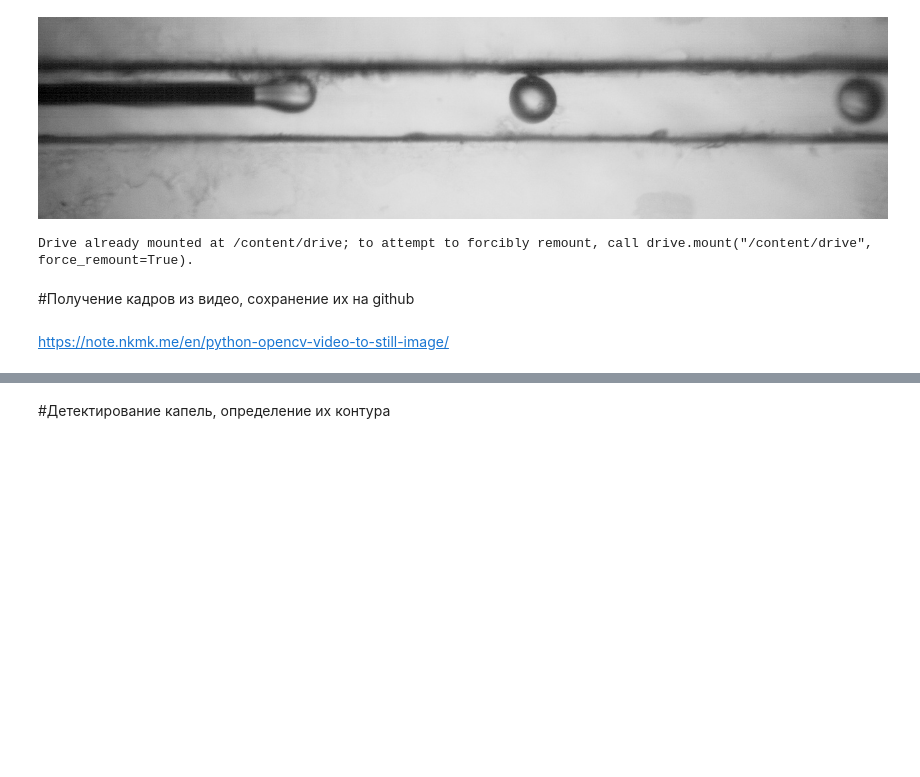
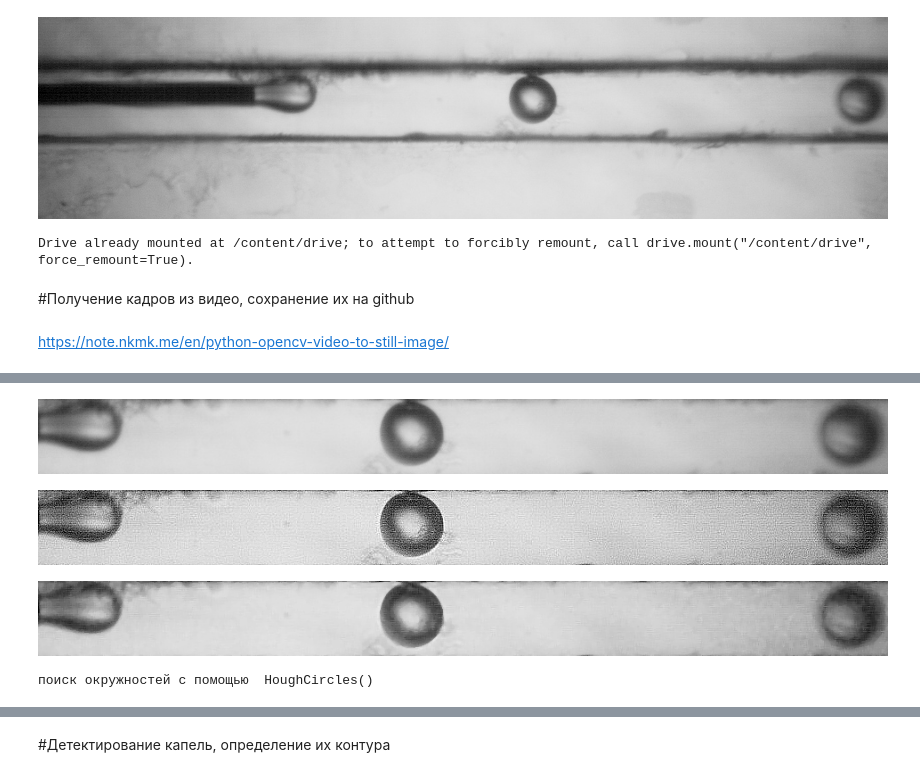
Before and after one commit to odheL42/NSU-senior-project, a Jupyter notebook: data_preprocessing.ipynb, the cells around one changed output, grey strips where cells are left out. Cells and saved outputs as stored; diff of their text form; code cells hidden in the pictures; blank space fills up the shorter version.

Commit message:
Найдены способы обработать фотографию, есть нахождение базовых окружностей. Если доработать нахождение баз. окружностей, можно сразу же сохранять их параметры.

```diff
--- a/data_preprocessing.ipynb
+++ b/data_preprocessing.ipynb
@@ -103,0 +109,80 @@ cv2_imshow(res1)
+# %%
+import cv2
+
+img = cv2.imread('/content/drive/MyDrive/dataset_nsu_senProj/result/sample_video_img_0000.jpg', 0)
+img = img[86:170, 325:]
+cv2_imshow(img)
+
+#увеличение резкости изображения
+kernel1 = np.array([[-1,0,1], [-2,0,2], [-1,0,1]])
+kernel = np.array([[-1,-1,-1], [-1,9,-1], [-1,-1,-1]])
+img = cv2.filter2D(img, -1, kernel)
+cv2_imshow(img)
+median_image = img
+
+# CLAHE (Contrast Limited Adaptive Histogram Equalization)
+'''clahe = cv2.createCLAHE(clipLimit=3., tileGridSize=(8,8))
+
+lab = cv2.cvtColor(img, cv2.COLOR_BGR2LAB)  # convert from BGR to LAB color space
+l, a, b = cv2.split(lab)  # split on 3 different channels
+
+l2 = clahe.apply(l)  # apply CLAHE to the L-channel
+
+lab = cv2.merge((l2,a,b))  # merge channels
+img2 = cv2.cvtColor(lab, cv2.COLOR_LAB2BGR)  # convert from LAB to BGR
+cv2_imshow(img2)'''
+
+
+#медианный фильтр
+median_image  = cv2.medianBlur(img,5)
+cv2_imshow(median_image)
+
+#черный и белый
+#ret, median_image = cv2.threshold(median_image, 111, 255, 0)
+#cv2_imshow(median_image)
+
+
+#поищем окружности
+print("поиск окружностей с помощью  HoughCircles()")
+rows = median_image.shape[0]
+circles = cv2.HoughCircles(median_image, cv2.HOUGH_GRADIENT, 1, rows / 8,
+                            param1=100, param2=30,
+                            minRadius=1, maxRadius=30)
+
+
+if circles is not None:
+    circles = np.uint16(np.around(circles))
+    for i in circles[0, :]:
+        center = (i[0], i[1])
+        # circle center
+        cv2.circle(median_image, center, 1, (0, 100, 100), 3)
+        # circle outline
+        radius = i[2]
+        cv2.circle(median_image, center, radius, (255, 0, 255), 3)
+
+
+cv2_imshow(median_image)
+
+#поищем контур
+img_grey = median_image
+#зададим порог
+thresh = 200
+
+#получим картинку, обрезанную порогом
+ret,thresh_img = cv2.threshold(img_grey, thresh, 255, cv2.THRESH_BINARY)
+
+#надем контуры
+contours, hierarchy = cv2.findContours(thresh_img, cv2.RETR_TREE, cv2.CHAIN_APPROX_SIMPLE)
+
+#создадим пустую картинку
+img_contours = np.zeros(median_image.shape)
+
+#отобразим контуры
+cv2.drawContours(img_contours, contours, -1, (255,255,255), 1)
+
+cv2_imshow(img_contours) # выводим итоговое изображение в окно
+# %% [output]
+[figure, added]
+[figure, added]
+[figure, added]
+поиск окружностей с помощью  HoughCircles()
```
Also changed, not shown: parts of 5 cells of this notebook.
